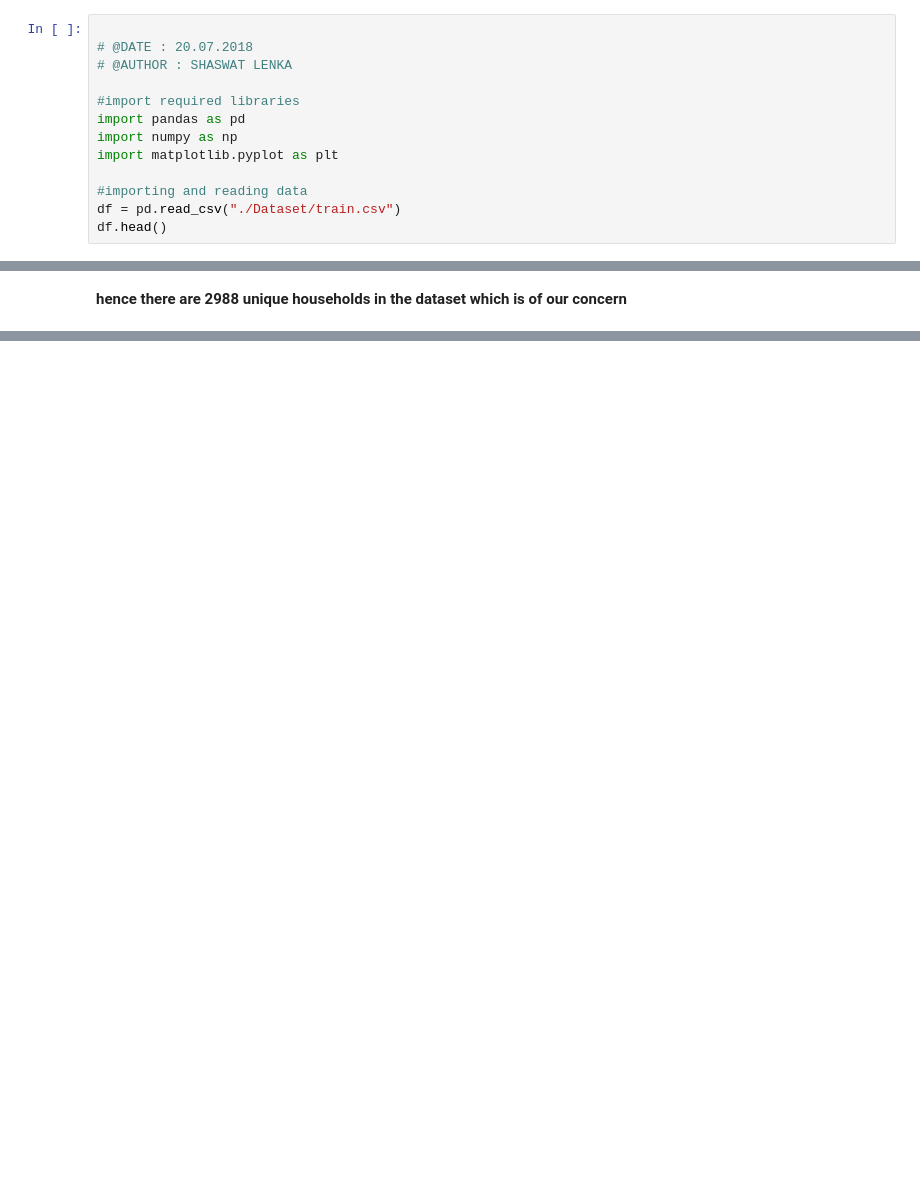
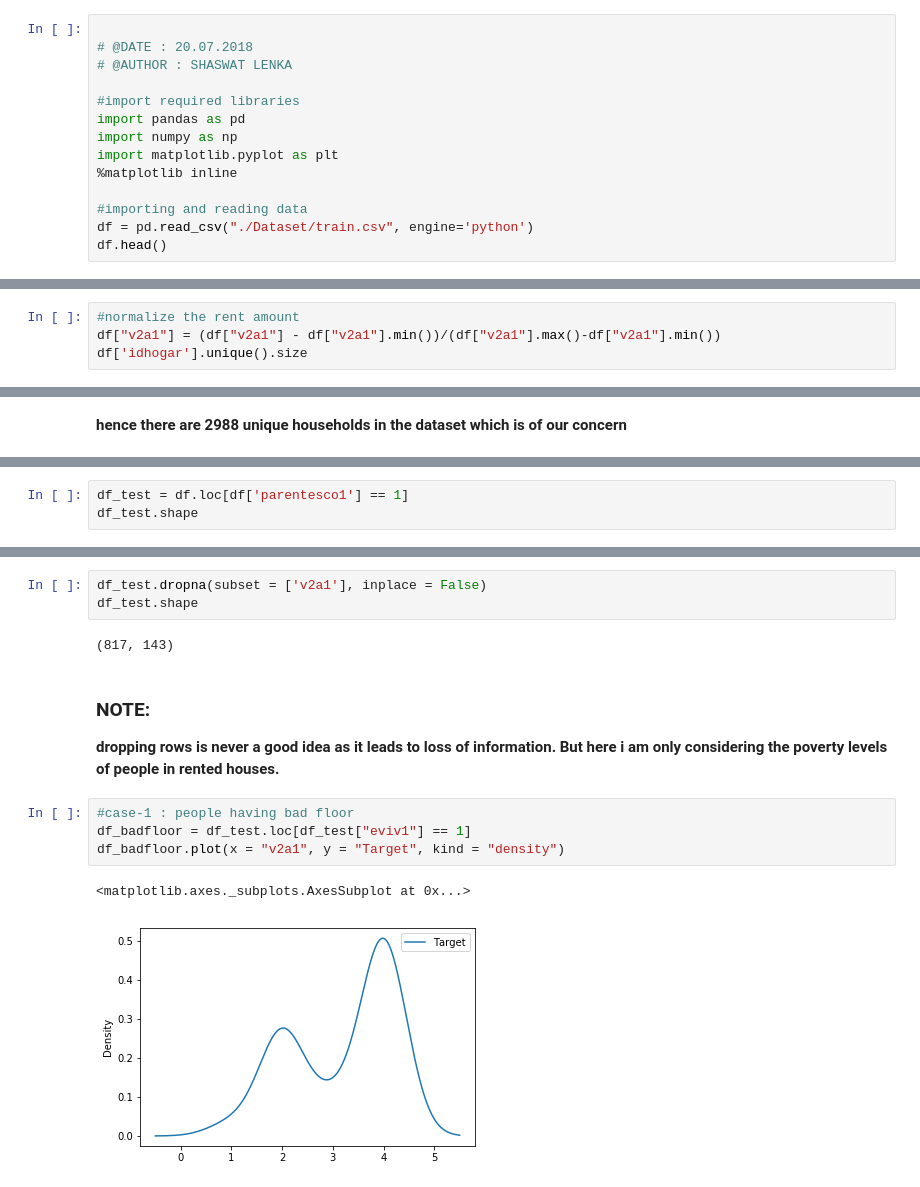
Before and after one commit to ShaswatLenka/Big-Data-Projects, a Jupyter notebook: Kaggle Competition-Costa Rican Household Poverty Level Prediction/Costa Rican household poverty level prediction.ipynb, the cells around one changed output, grey strips where cells are left out. Cells and saved outputs as stored; diff of their text form; blank space fills up the shorter version.

```diff
--- a/Kaggle Competition-Costa Rican Household Poverty Level Prediction/Costa Rican household poverty level prediction.ipynb
+++ b/Kaggle Competition-Costa Rican Household Poverty Level Prediction/Costa Rican household poverty level prediction.ipynb
@@ -7,9 +7,10 @@
 import pandas as pd
 import numpy as np
 import matplotlib.pyplot as plt
+%matplotlib inline
 
 #importing and reading data
-df = pd.read_csv("./Dataset/train.csv")
+df = pd.read_csv("./Dataset/train.csv", engine='python')
 df.head()
 # %% [output]
 |  | Id | v2a1 | hacdor | rooms | hacapo | v14a | refrig | v18q | v18q1 | r4h1 | ... | ... |
@@ -32,0 +30,4 @@ df['idhogar'].unique().size
+# %%
+#normalize the rent amount
+df["v2a1"] = (df["v2a1"] - df["v2a1"].min())/(df["v2a1"].max()-df["v2a1"].min())
+df['idhogar'].unique().size
@@ -36,0 +41,3 @@ df['idhogar'].unique().size
+# %%
+df_test = df.loc[df['parentesco1'] == 1]
+df_test.shape
@@ -36,0 +50,15 @@ df['idhogar'].unique().size
+# %%
+df_test.dropna(subset = ['v2a1'], inplace = False)
+df_test.shape
+# %% [output]
+(817, 143)
+# %% [markdown]
+### NOTE:
+**dropping rows is never a good idea as it leads to loss of information. But here i am only considering the poverty levels of people in rented houses.**
+# %%
+#case-1 : people having bad floor
+df_badfloor = df_test.loc[df_test["eviv1"] == 1]
+df_badfloor.plot(x = "v2a1", y = "Target", kind = "density")
+# %% [output]
+<matplotlib.axes._subplots.AxesSubplot at 0x...>
+[figure, added]
```
Also changed, not shown: parts of 7 cells of this notebook.
